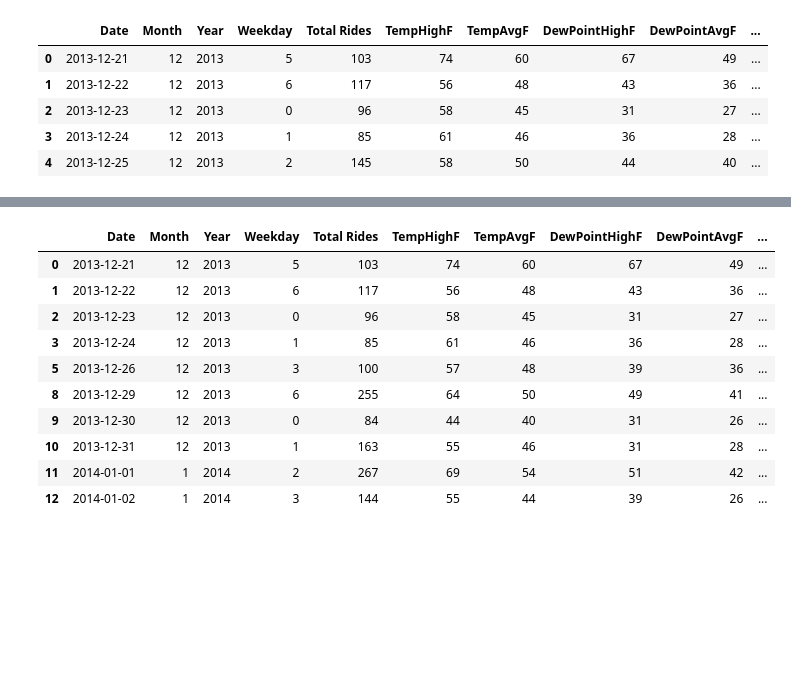
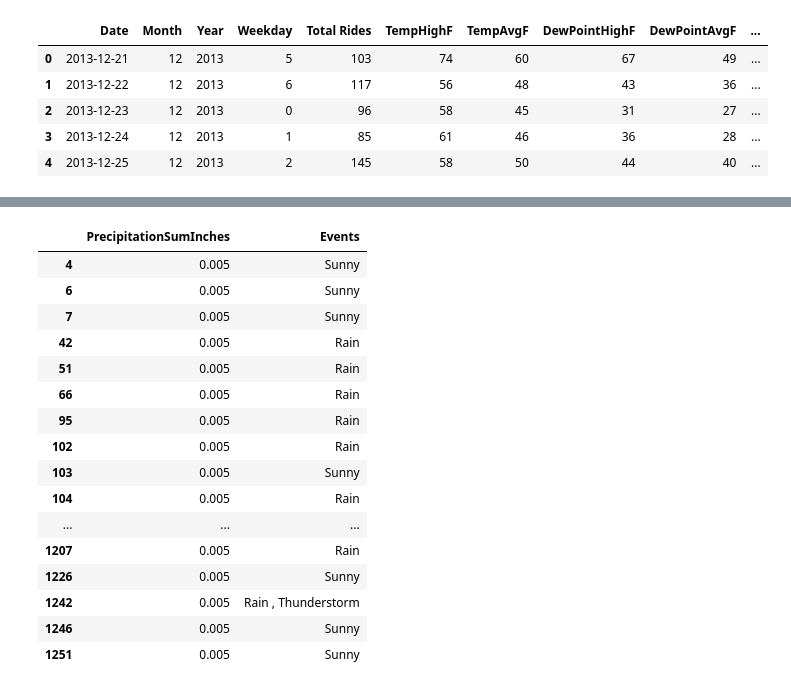
Before and after one commit to danny305/Austin-bike-project, a Jupyter notebook: Danny_Feature_Engr.ipynb, the cells around one changed output, grey strips where cells are left out. Drawn from its saved outputs; the diff is of its cells as text; code cells hidden in the pictures; blank space fills up the shorter version.

```diff
--- a/Danny_Feature_Engr.ipynb
+++ b/Danny_Feature_Engr.ipynb
@@ -272,10 +272,3 @@ dtype: object
 | 2 | 2013-12-23 | 12 | 2013 | 0 | 96 | 58 | 45 | 31 | 27 | ... |
 | 3 | 2013-12-24 | 12 | 2013 | 1 | 85 | 61 | 46 | 36 | 28 | ... |
 | 4 | 2013-12-25 | 12 | 2013 | 2 | 145 | 58 | 50 | 44 | 40 | ... |
-# %%
-merge_df.loc[merge_df.Events == ' ', 'Events'] = 'Sunny'
-merge_df = merge_df[~merge_df['PrecipitationSumInches'].isin(['T'])]
-#merge_df.iloc[:,7:12].apply(pd.to_numeric)
-
-"""Need to figure out how to remove the - from the value"""
-merge_df.DewPointHighF.value_counts().index
@@ -290,20 +335,29 @@ Index(['74', '75', '73', '70', '72', '71', '67', '76', '66', '65', '64', '63',
 # %%
-precip_bins = [-0.001,0.001, 0.25, 1,10]
-merge_df['Precip_Bins'] = pd.cut(merge_df.PrecipitationSumInches.astype('float64'), precip_bins)
+precip_bins = [0,0.001, 0.5, 2,10]
+merge_df['PrecipBins'] = pd.cut(merge_df.PrecipitationSumInches.astype('float64'), precip_bins,
+                                labels=['0','0-0.5','0.5-2','2-10'],
+                                include_lowest=True
+                                )
 
-merge_df.head(10)
+merge_df.loc[merge_df['PrecipitationSumInches'] == 0.005, ['PrecipitationSumInches','Events']]
 # %% [output]
-|  | Date | Month | Year | Weekday | Total Rides | TempHighF | TempAvgF | DewPointHighF | DewPointAvgF | ... |
-| 0 | 2013-12-21 | 12 | 2013 | 5 | 103 | 74 | 60 | 67 | 49 | ... |
-| 1 | 2013-12-22 | 12 | 2013 | 6 | 117 | 56 | 48 | 43 | 36 | ... |
-| 2 | 2013-12-23 | 12 | 2013 | 0 | 96 | 58 | 45 | 31 | 27 | ... |
-| 3 | 2013-12-24 | 12 | 2013 | 1 | 85 | 61 | 46 | 36 | 28 | ... |
-| 5 | 2013-12-26 | 12 | 2013 | 3 | 100 | 57 | 48 | 39 | 36 | ... |
-| 8 | 2013-12-29 | 12 | 2013 | 6 | 255 | 64 | 50 | 49 | 41 | ... |
-| 9 | 2013-12-30 | 12 | 2013 | 0 | 84 | 44 | 40 | 31 | 26 | ... |
-| 10 | 2013-12-31 | 12 | 2013 | 1 | 163 | 55 | 46 | 31 | 28 | ... |
-| 11 | 2014-01-01 | 1 | 2014 | 2 | 267 | 69 | 54 | 51 | 42 | ... |
-| 12 | 2014-01-02 | 1 | 2014 | 3 | 144 | 55 | 44 | 39 | 26 | ... |
+|  | PrecipitationSumInches | Events |
+| 4 | 0.005 | Sunny |
+| 6 | 0.005 | Sunny |
+| 7 | 0.005 | Sunny |
+| 42 | 0.005 | Rain |
+| 51 | 0.005 | Rain |
+| 66 | 0.005 | Rain |
+| 95 | 0.005 | Rain |
+| 102 | 0.005 | Rain |
+| 103 | 0.005 | Sunny |
+| 104 | 0.005 | Rain |
+| ... | ... | ... |
+| 1207 | 0.005 | Rain |
+| 1226 | 0.005 | Sunny |
+| 1242 | 0.005 | Rain , Thunderstorm |
+| 1246 | 0.005 | Sunny |
+| 1251 | 0.005 | Sunny |
 # %%
 merge_df.dtypes
 # plt.matshow(merge_df.corr())
```
Also changed, not shown: parts of 8 cells of this notebook.
